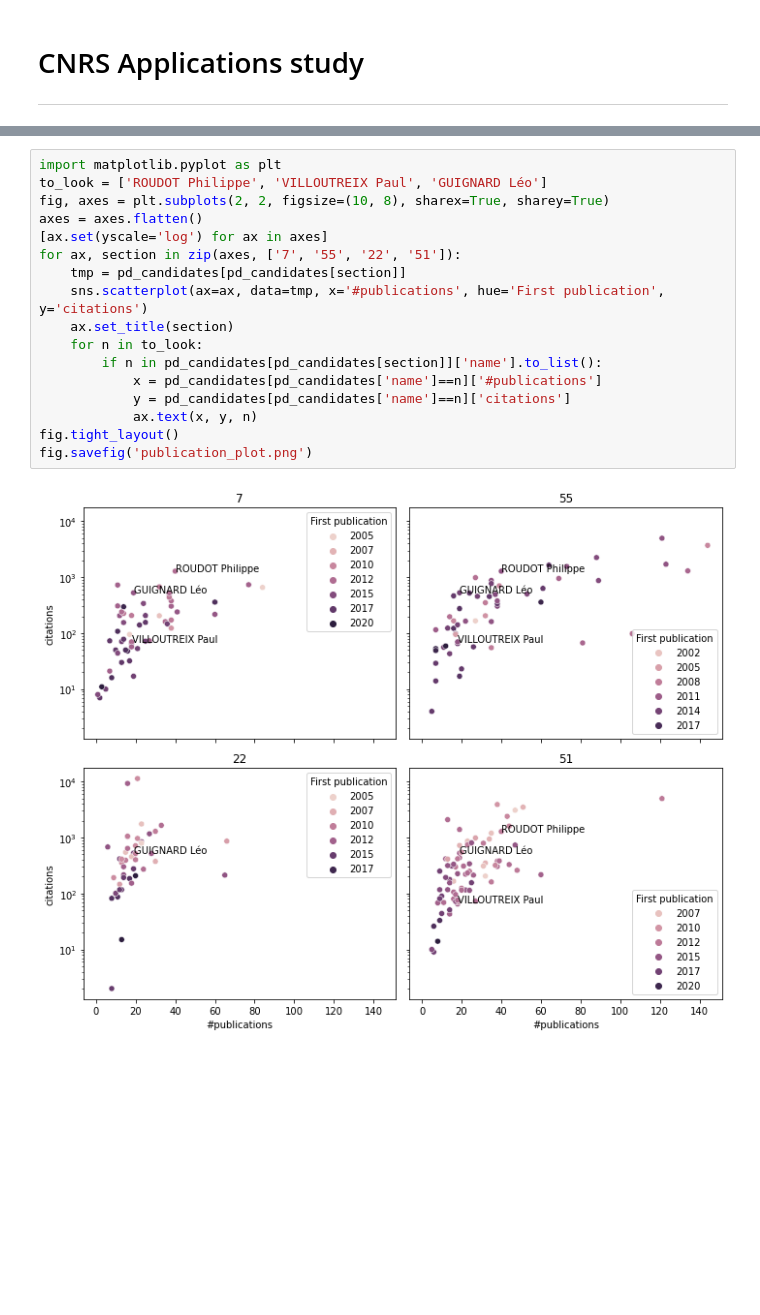
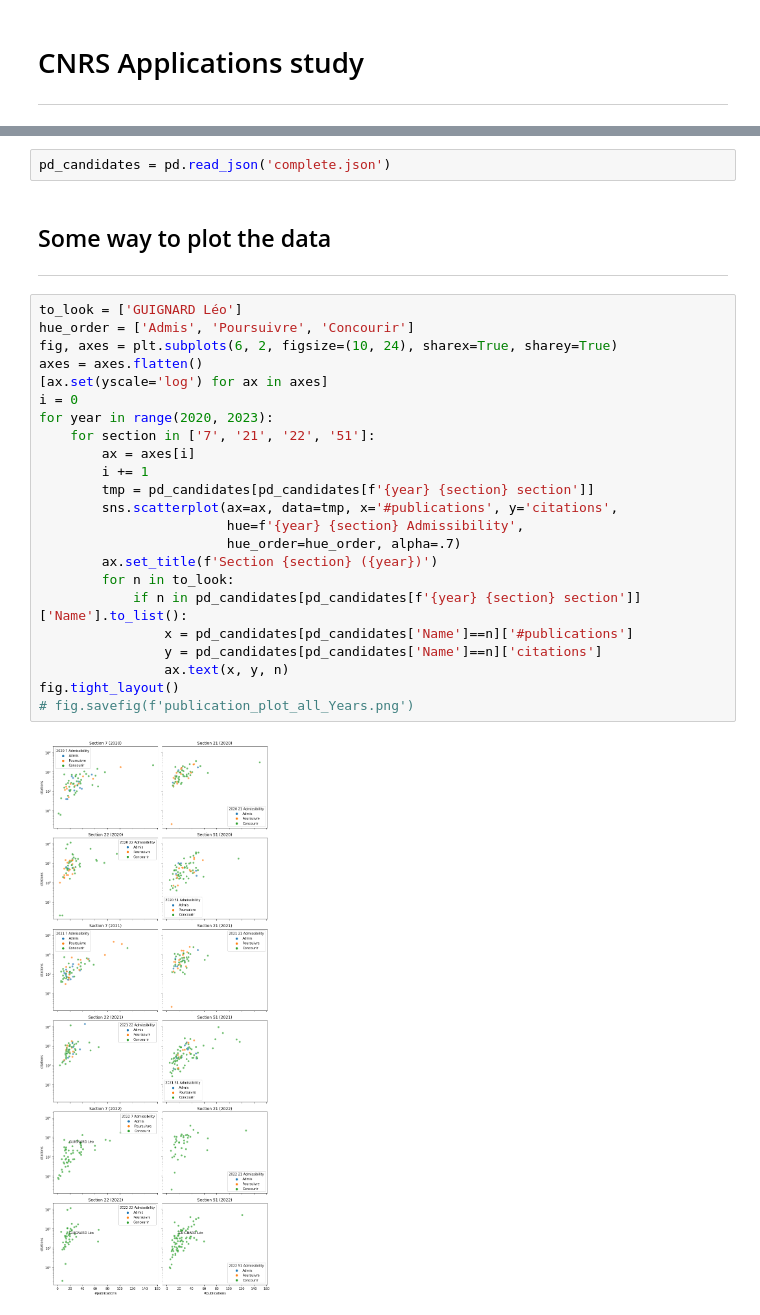
Before and after one commit to leoguignard/CNRS-scrape, a Jupyter notebook: Plotting.ipynb, the cells around one changed output, grey strips where cells are left out. Saved outputs shown, nothing was run; the diff lists cells and outputs as text; blank space fills up the shorter version.

```diff
--- a/Plotting.ipynb
+++ b/Plotting.ipynb
@@ -13,19 +11,30 @@ pd_candidates = pd_candidates[2000<pd_candidates['First publication']]
+# %%
+pd_candidates = pd.read_json('complete.json')
+# %% [markdown]
+## Some way to plot the data
+---
 # %%
-import matplotlib.pyplot as plt
-to_look = ['ROUDOT Philippe', 'VILLOUTREIX Paul', 'GUIGNARD Léo']
-fig, axes = plt.subplots(2, 2, figsize=(10, 8), sharex=True, sharey=True)
+to_look = ['GUIGNARD Léo']
+hue_order = ['Admis', 'Poursuivre', 'Concourir']
+fig, axes = plt.subplots(6, 2, figsize=(10, 24), sharex=True, sharey=True)
 axes = axes.flatten()
 [ax.set(yscale='log') for ax in axes]
-for ax, section in zip(axes, ['7', '55', '22', '51']):
-    tmp = pd_candidates[pd_candidates[section]]
-    sns.scatterplot(ax=ax, data=tmp, x='#publications', hue='First publication', y='citations')
-    ax.set_title(section)
-    for n in to_look:
-        if n in pd_candidates[pd_candidates[section]]['name'].to_list():
-            x = pd_candidates[pd_candidates['name']==n]['#publications']
-            y = pd_candidates[pd_candidates['name']==n]['citations']
-            ax.text(x, y, n)
+i = 0
+for year in range(2020, 2023):
+    for section in ['7', '21', '22', '51']:
+        ax = axes[i]
+        i += 1
+        tmp = pd_candidates[pd_candidates[f'{year} {section} section']]
+        sns.scatterplot(ax=ax, data=tmp, x='#publications', y='citations',
+                        hue=f'{year} {section} Admissibility',
+                        hue_order=hue_order, alpha=.7)
+        ax.set_title(f'Section {section} ({year})')
+        for n in to_look:
+            if n in pd_candidates[pd_candidates[f'{year} {section} section']]['Name'].to_list():
+                x = pd_candidates[pd_candidates['Name']==n]['#publications']
+                y = pd_candidates[pd_candidates['Name']==n]['citations']
+                ax.text(x, y, n)
 fig.tight_layout()
-fig.savefig('publication_plot.png')
+# fig.savefig(f'publication_plot_all_Years.png')
 # %% [output]
-[figure, old version]
+[figure, new version]
```
Also changed, not shown: parts of 6 cells of this notebook.
